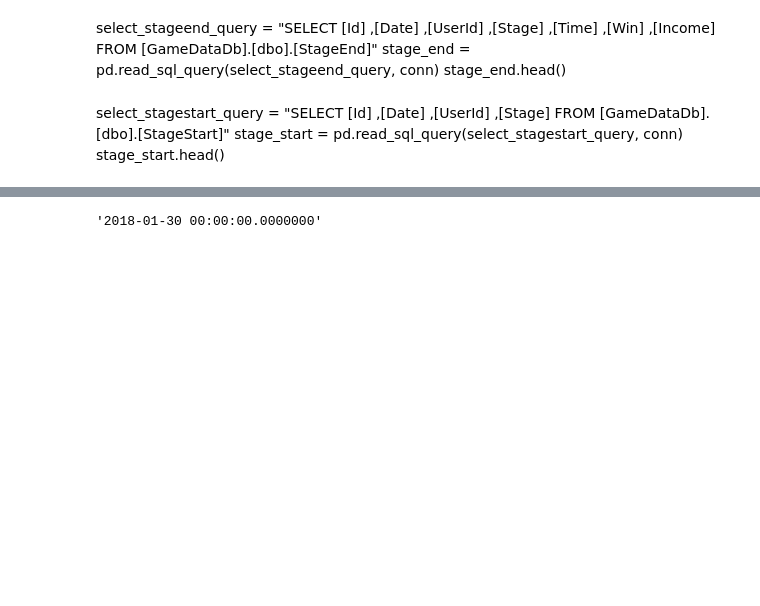
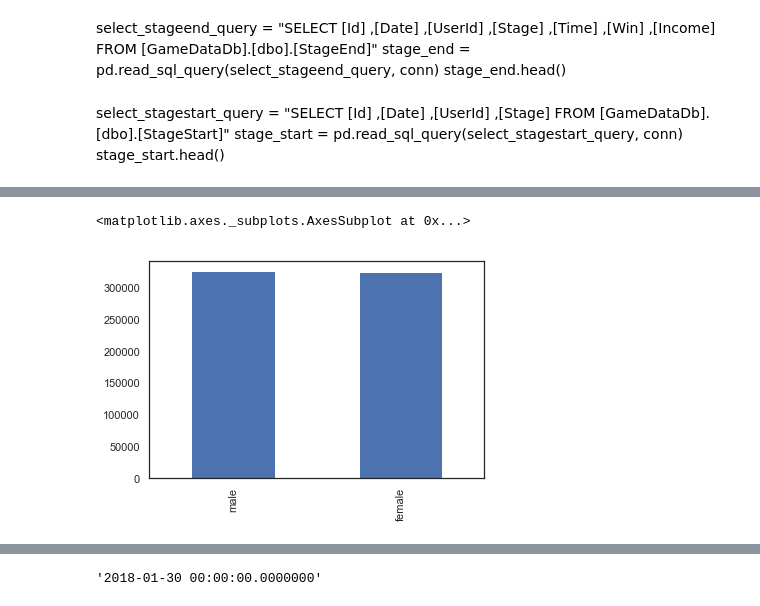
Before and after one commit to Semptra/NURE-Labs, a Jupyter notebook: Year 3/Semester 1/Games/lab_3_clustering.ipynb, the cells around one changed output, grey strips where cells are left out. Cells and saved outputs as stored; diff of their text form; code cells hidden in the pictures; blank space fills up the shorter version.

```diff
--- a/Year 3/Semester 1/Games/lab_3_clustering.ipynb
+++ b/Year 3/Semester 1/Games/lab_3_clustering.ipynb
@@ -88,0 +111,5 @@ IndexError: index 1 is out of bounds for axis 1 with size 1
+# %%
+users.Gender.value_counts().plot(kind='bar')
+# %% [output]
+<matplotlib.axes._subplots.AxesSubplot at 0x...>
+[figure, added]
```
Also changed, not shown: parts of 26 cells of this notebook.
